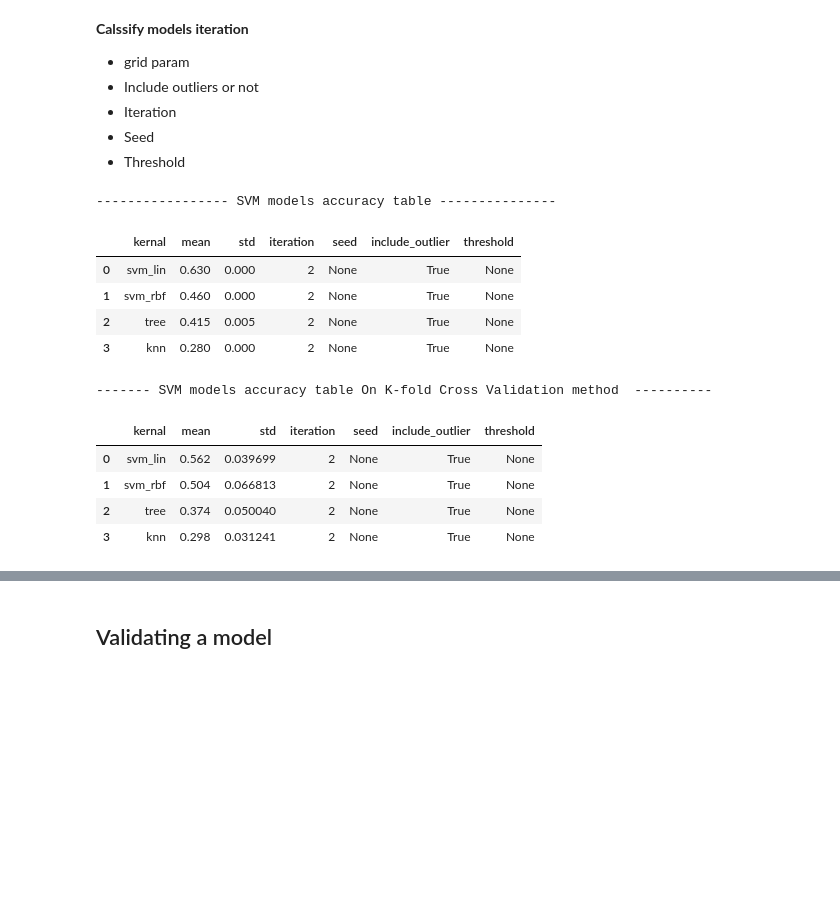
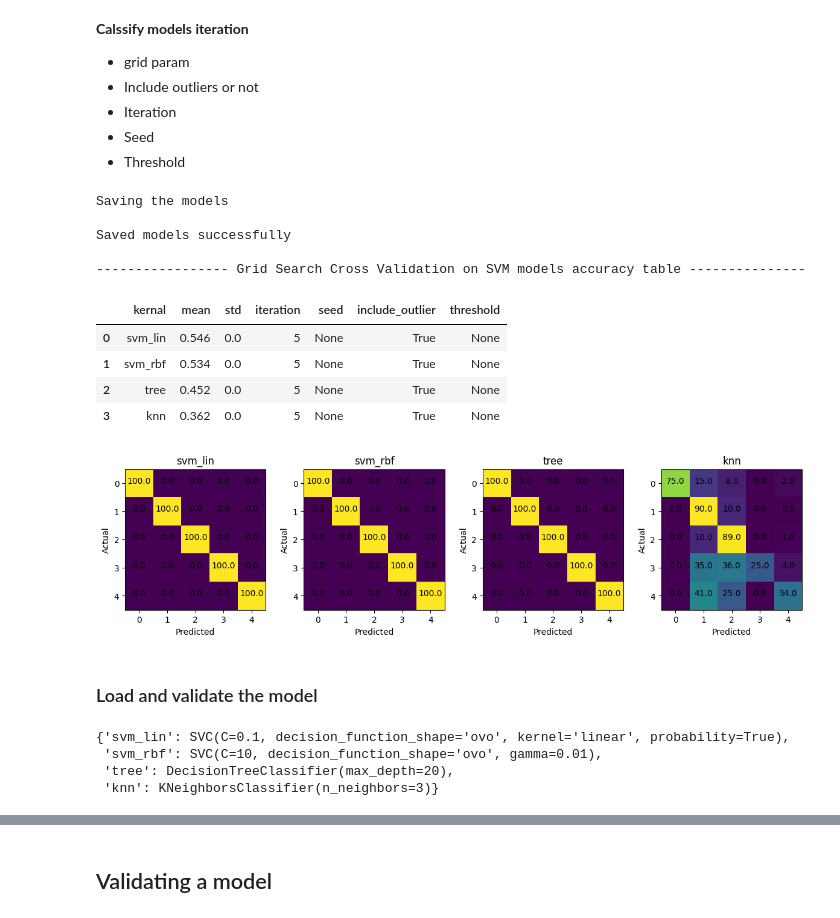
Before and after one commit to nawroz-m/ML_learning, a Jupyter notebook: G5_EGG_v3.ipynb, the cells around one changed output, grey strips where cells are left out. Cells and saved outputs as stored; diff of their text form; code cells hidden in the pictures; blank space fills up the shorter version.

```diff
--- a/G5_EGG_v3.ipynb
+++ b/G5_EGG_v3.ipynb
@@ -80,19 +82,21 @@ def prepare_dataset(dataset, threshold=None, include_outlier=False):
   Clean up the dataset for the features and attributes & normalize the dataset using z-transform
   """
   outliers_middleware(threshold, include_outlier) # handling threshold error
-  features_columns = dataset.columns.drop(['Unnamed: 0','y'], errors='ignore')
-  X = dataset[features_columns]
+  feature_columns = dataset.columns.drop(['Unnamed: 0','y'], errors='ignore')
+  X = dataset[feature_columns]
   mean = np.mean(X)
   std = np.std(X)
   X = (X-mean)/std # <-- z-transform normalization
   y = dataset.get('y') if 'y' in dataset.columns else dataset.get('Y')
+
+  # Remove outliers
   if not include_outlier:
     mask = np.all((X<threshold) & (X>-threshold), axis=1)
     X_clean = X[mask]
     y_clean = y[mask]
     return X_clean, y_clean
   else:
-    return X, y
+    return X, y, mean, std, feature_columns
 # %%
 def validate_model(model=None, X_test=None, y_test=None):
   """
@@ -245,37 +263,44 @@ def classifier_models(iteration = 1, random_state = None, include_outlier = Fals
 # %%
 
 param_grids = {
     'svm_lin': {'C':[0.1,1,10]},
     'svm_rbf': {'C':[0.1,1,10], 'gamma':[1,0.1,0.01]},
     'tree': {'max_depth':[5,10,20]},
     'knn': {'n_neighbors':[3,5,7]}
 }
-
-iteration = 2
 random_state = None
 include_outlier = True
 threshold = None
-accuracy, trained_models, table, cv_accuracy, cv_table, cm, cv_cm = classifier_models(iteration,
-                                                                           random_state,
-                                                                           include_outlier,
-                                                                           threshold,
-                                                                           param_grids = None)
-print("----------------- SVM models accuracy table ---------------")
+iteration = 5
+accuracy, trained_models, table, cm, trained_mean, trained_std, feature_columns = classifier_models(iteration=iteration,
+                                                        random_state=random_state,
+                                                        include_outlier=include_outlier,
+                                                        threshold=threshold,
+                                                        param_grids = param_grids)
+print(f'Saving the models\n')
+joblib.dump({'models': trained_models,
+             'mean': trained_mean,
+             'std': trained_std,
+             'feature_names': feature_columns
+             }, filename=f'{dataset_path}/models/search_grid_cv.pkl')
+print(f'Saved models successfully\n')
+print("----------------- Grid Search Cross Validation models accuracy table ---------------")
 table
 # %% [output]
------------------ SVM models accuracy table ---------------
+Saving the models
+
+Saved models successfully
+
+----------------- Grid Search Cross Validation on SVM models accuracy table ---------------
 |  | kernal | mean | std | iteration | seed | include_outlier | threshold |
-| 0 | svm_lin | 0.630 | 0.000 | 2 | None | True | None |
-| 1 | svm_rbf | 0.460 | 0.000 | 2 | None | True | None |
-| 2 | tree | 0.415 | 0.005 | 2 | None | True | None |
-| 3 | knn | 0.280 | 0.000 | 2 | None | True | None |
+| 0 | svm_lin | 0.546 | 0.0 | 5 | None | True | None |
+| 1 | svm_rbf | 0.534 | 0.0 | 5 | None | True | None |
+| 2 | tree | 0.452 | 0.0 | 5 | None | True | None |
+| 3 | knn | 0.362 | 0.0 | 5 | None | True | None |
-# %%
-print("------- SVM models accuracy table On K-fold Cross Validation method  ----------")
-cv_table
-# %% [output]
-------- SVM models accuracy table On K-fold Cross Validation method  ----------
-|  | kernal | mean | std | iteration | seed | include_outlier | threshold |
-| 0 | svm_lin | 0.562 | 0.039699 | 2 | None | True | None |
-| 1 | svm_rbf | 0.504 | 0.066813 | 2 | None | True | None |
-| 2 | tree | 0.374 | 0.050040 | 2 | None | True | None |
-| 3 | knn | 0.298 | 0.031241 | 2 | None | True | None |
+# %%
+# Plot the confusion matrix of grid search cross validation
+plot_confusion_matrix(cm)
+# %% [output]
+[figure, added]
+# %% [markdown]
+### Load and validate the model
@@ -281,0 +315,7 @@ cv_table
+# %%
+loaded_models
+# %% [output]
+{'svm_lin': SVC(C=0.1, decision_function_shape='ovo', kernel='linear', probability=True),
+ 'svm_rbf': SVC(C=10, decision_function_shape='ovo', gamma=0.01),
+ 'tree': DecisionTreeClassifier(max_depth=20),
+ 'knn': KNeighborsClassifier(n_neighbors=3)}
```
Also changed, not shown: parts of 24 cells of this notebook.
